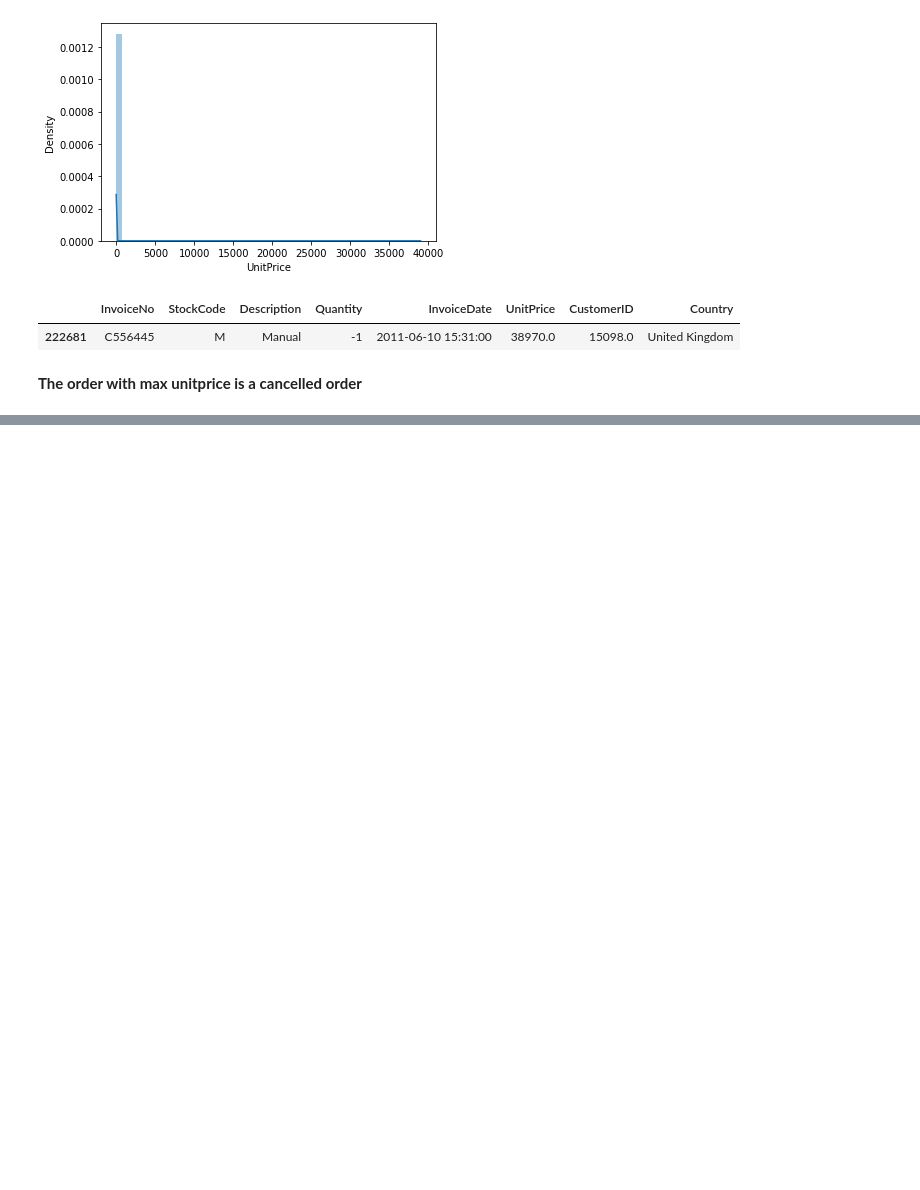
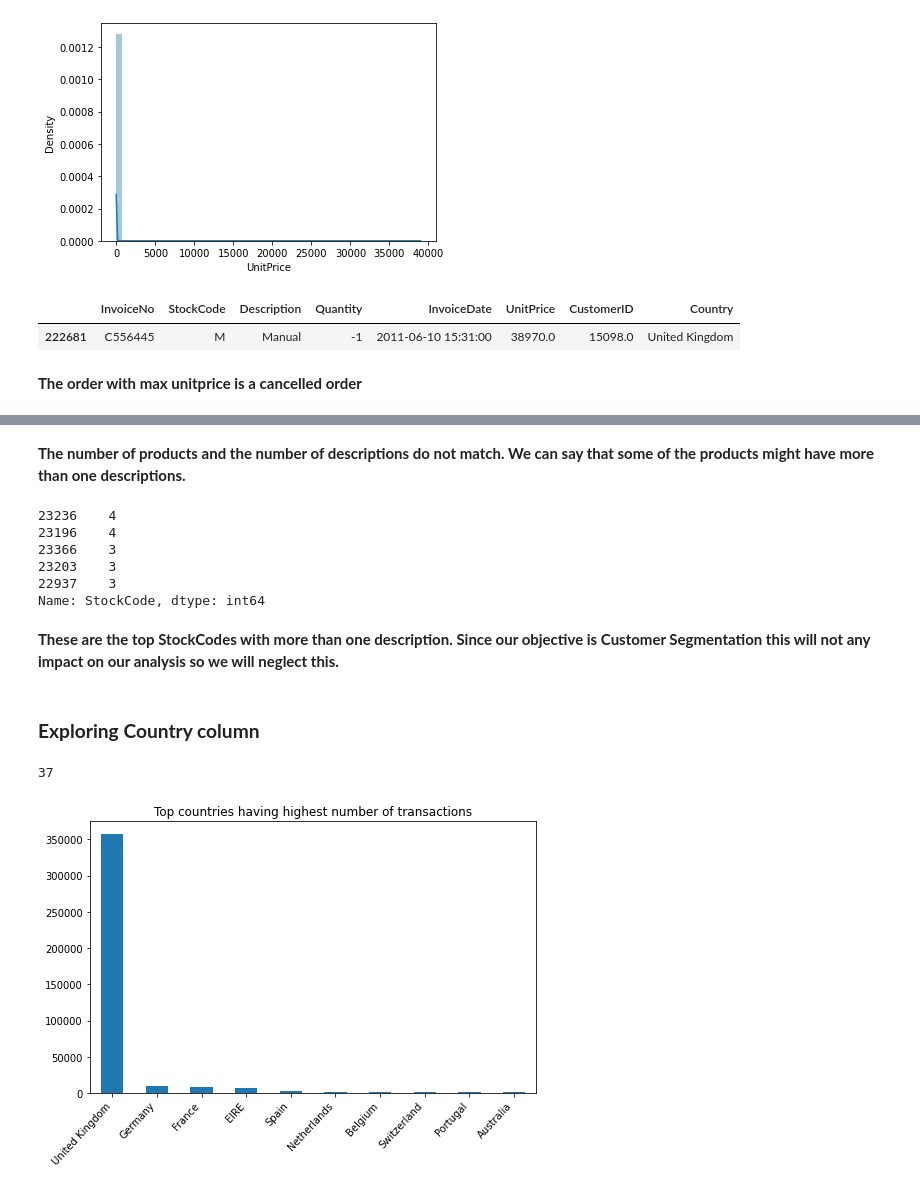
Before and after one commit to harishgawade1999/Online-Retail-Customer-Segmentation, a Jupyter notebook: Harish_Online_Retail_Customer_Segmentation_Capstone_Project.ipynb, the cells around one changed output, grey strips where cells are left out. Saved outputs shown, nothing was run; the diff lists cells and outputs as text; code cells hidden in the pictures; blank space fills up the shorter version.

```diff
--- a/Harish_Online_Retail_Customer_Segmentation_Capstone_Project.ipynb
+++ b/Harish_Online_Retail_Customer_Segmentation_Capstone_Project.ipynb
@@ -278,0 +351,31 @@ raw_data[raw_data['UnitPrice']==raw_data['UnitPrice'].max()]
+# %% [markdown]
+**The number of products and the number of descriptions do not match. We can say that some of the products might have more than one descriptions.**
+# %%
+# stockcodes having more than one descriptions
+stock_df= raw_data.groupby(["StockCode","Description"]).count().reset_index()['StockCode'].value_counts()
+stock_df.head()
+# %% [output]
+23236    4
+23196    4
+23366    3
+23203    3
+22937    3
+Name: StockCode, dtype: int64
+# %% [markdown]
+**These are the top StockCodes with more than one description. Since our objective is Customer Segmentation this will not any impact on our analysis so we will neglect this.**
+# %% [markdown]
+### **Exploring Country column**
+# %%
+country_cnt = raw_data['Country'].value_counts()
+len(country_cnt)
+# %% [output]
+37
+# %%
+# top countries having highest number of transactions
+plt.figure(figsize=(8,5))
+country_cnt.head(10).plot.bar()
+plt.title('Top countries having highest number of transactions');
+plt.xticks(rotation=47, ha="right")
+plt.show()
+# %% [output]
+[figure, added]
```
Also changed, not shown: parts of 45 cells of this notebook.
